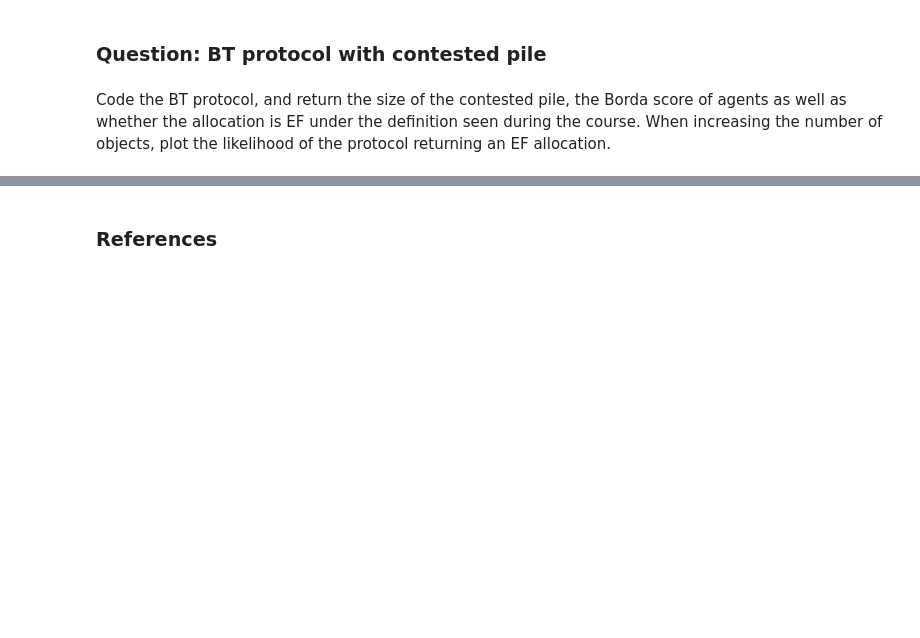
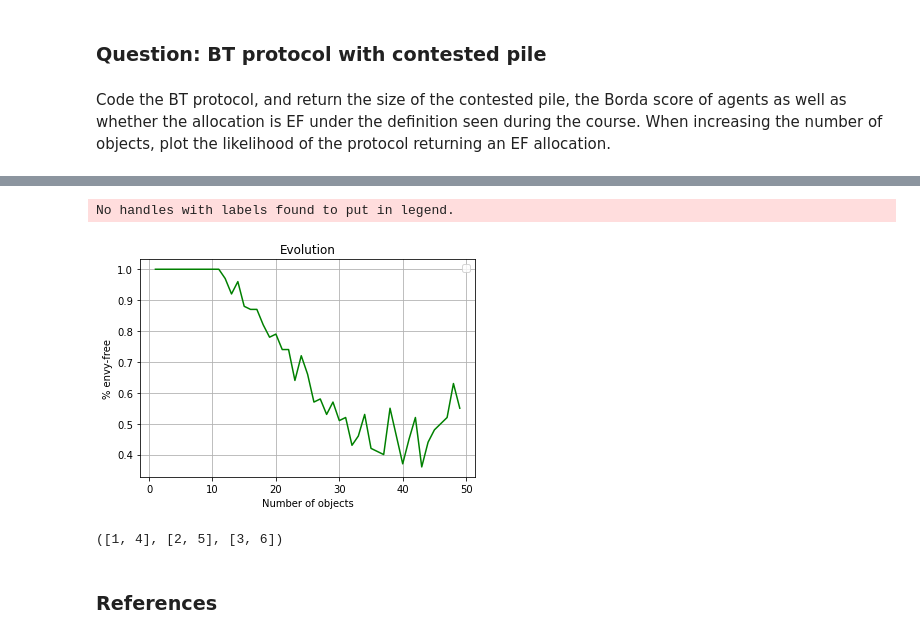
Before and after one commit to Jean-BaptisteLy/fairdiv-indivisible-items, a Jupyter notebook: FairDivisionProtocols.ipynb, the cells around one changed output, grey strips where cells are left out. Saved outputs shown, nothing was run; the diff lists cells and outputs as text; code cells hidden in the pictures; blank space fills up the shorter version.

```diff
--- a/FairDivisionProtocols.ipynb
+++ b/FairDivisionProtocols.ipynb
@@ -322,3 +420,34 @@ Code the BT protocol, and return the size of the contested pile, the Borda score
+# %%
+import matplotlib.pyplot as plt
+
+nb_objects = 50
+nb_iterations = 100
+x,y = plot_likelihood(nb_objects,nb_iterations)
+
+plt.title("Evolution")
+plt.xlabel("Number of objects")
+plt.ylabel("% envy-free")
+plt.plot(x, y, c="green", label="")
+plt.legend()
+plt.grid()
+# %% [output]
+No handles with labels found to put in legend.
+[figure, added]
+# %%
+# Tests
+
+# Example 2 :
+A = [1, 2, 3, 4]
+B = [2, 3, 4, 1]
+
+# Example 3 :
+A = [1, 2, 3, 4, 5, 6]
+B = [2, 3, 5, 4, 1, 6]
+
+
+print(BT_allocation(A,B))
+# %% [output]
+([1, 4], [2, 5], [3, 6])
 # %% [markdown]
 ### References
 # %% [markdown]
```
Also changed, not shown: parts of 3 cells of this notebook.
